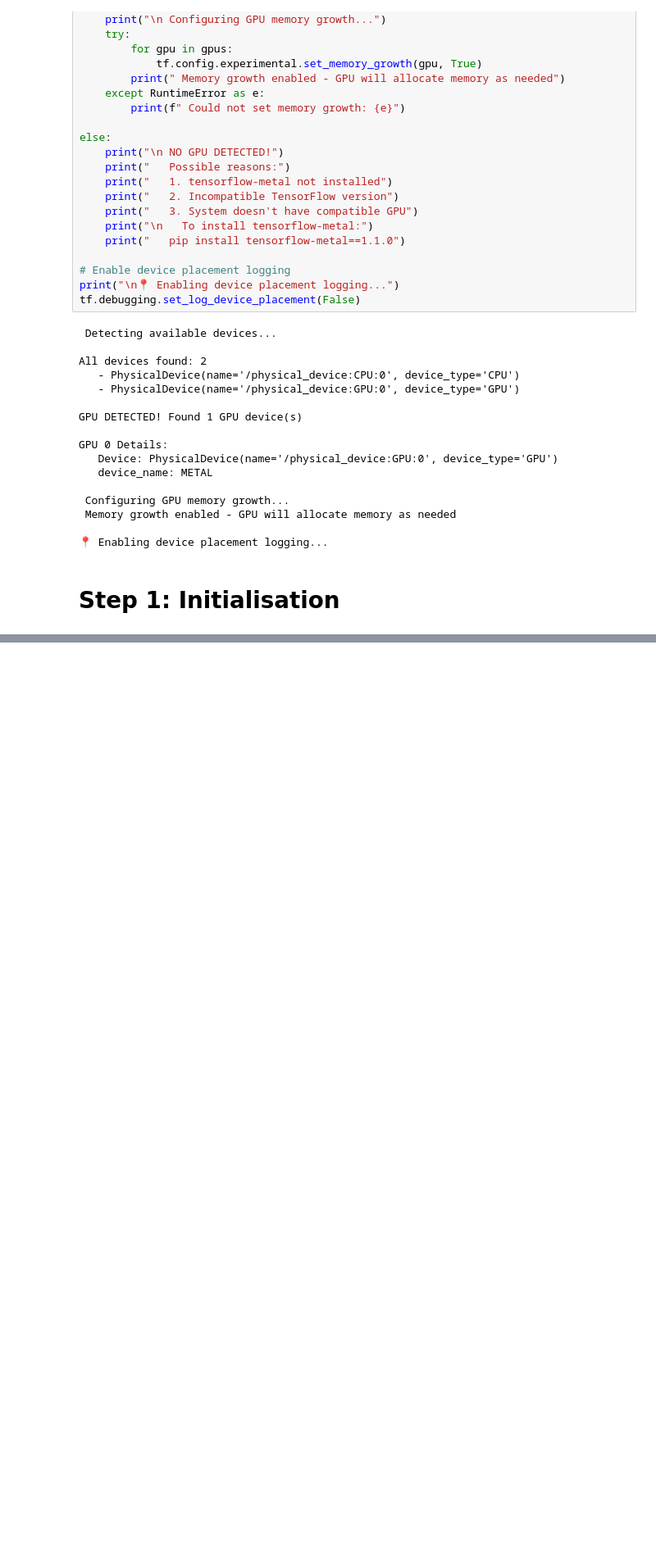
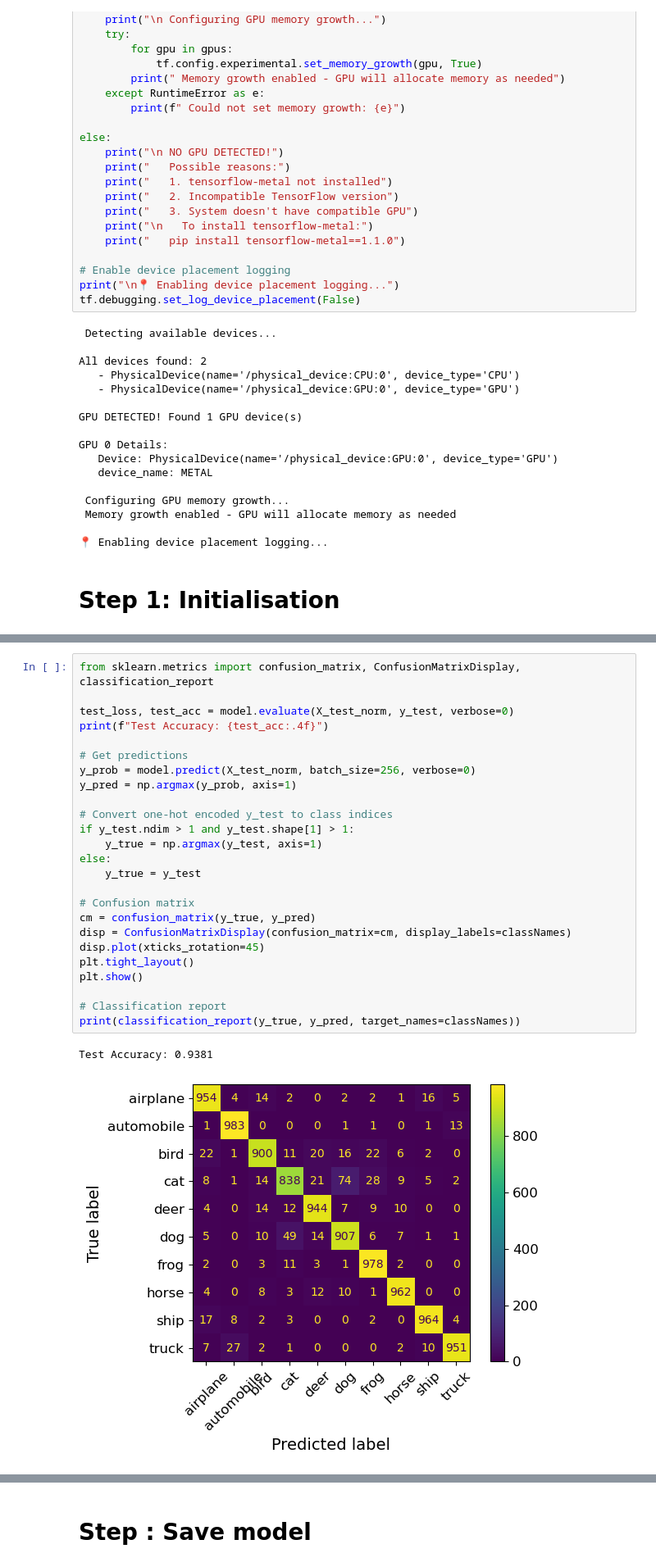
Before and after one commit to elfreyer/project_module_2, a Jupyter notebook: cifar10_CNN.ipynb, the cells around one changed output, grey strips where cells are left out. Shown at 82% size. Drawn from its saved outputs; the diff is of its cells as text; blank space fills up the shorter version.

```diff
--- a/cifar10_CNN.ipynb
+++ b/cifar10_CNN.ipynb
@@ -1861,0 +541,28 @@ MODEL READY FOR INFERENCE/DEPLOYMENT
+# %%
+from sklearn.metrics import confusion_matrix, ConfusionMatrixDisplay, classification_report
+
+test_loss, test_acc = model.evaluate(X_test_norm, y_test, verbose=0)
+print(f"Test Accuracy: {test_acc:.4f}")
+
+# Get predictions
+y_prob = model.predict(X_test_norm, batch_size=256, verbose=0)
+y_pred = np.argmax(y_prob, axis=1)
+
+# Convert one-hot encoded y_test to class indices
+if y_test.ndim > 1 and y_test.shape[1] > 1:
+    y_true = np.argmax(y_test, axis=1)
+else:
+    y_true = y_test
+
+# Confusion matrix
+cm = confusion_matrix(y_true, y_pred)
+disp = ConfusionMatrixDisplay(confusion_matrix=cm, display_labels=classNames)
+disp.plot(xticks_rotation=45)
+plt.tight_layout()
+plt.show()
+
+# Classification report
+print(classification_report(y_true, y_pred, target_names=classNames))
+# %% [output]
+Test Accuracy: 0.9381
+[figure, added]
@@ -1861,0 +585,2 @@ MODEL READY FOR INFERENCE/DEPLOYMENT
+# %% [markdown]
+# Step : Save model
```
Also changed, not shown: parts of 61 cells of this notebook.
